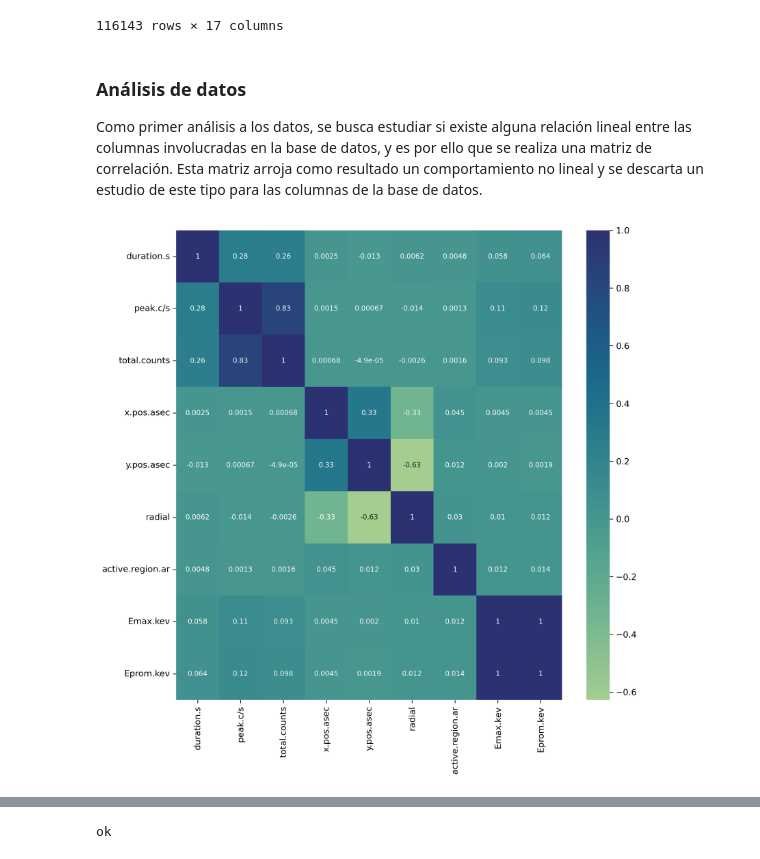
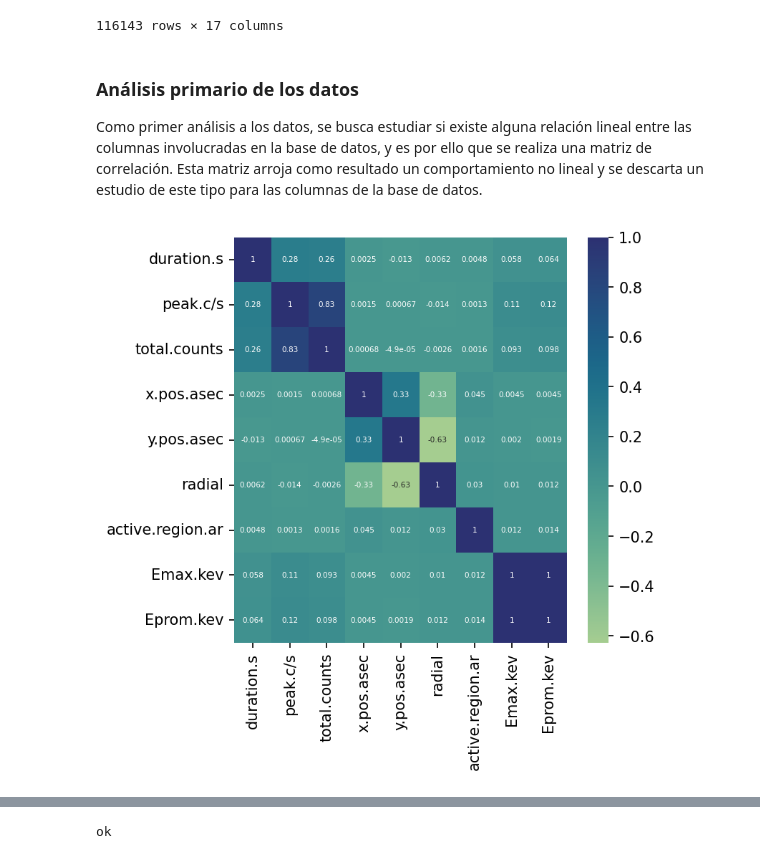
Before and after one commit to Exploratory-Data-Analiysis/Exam_1, a Jupyter notebook: ParcialFC.ipynb, the cells around one changed output, grey strips where cells are left out. Drawn from its saved outputs; the diff is of its cells as text; code cells hidden in the pictures.

```diff
--- a/ParcialFC.ipynb
+++ b/ParcialFC.ipynb
@@ -79,13 +79,13 @@ df
 | 2018-03-03 04:04:08 | 04:06:22 | 04:12:20 | 492 | 42 | 15816.0 | 6-12 | 926 | 128 | 935 | ... |
 116143 rows × 17 columns
 # %% [markdown]
-### Análisis de datos
+### Análisis primario de los datos
 Como primer análisis a los datos, se busca estudiar si existe alguna relación lineal entre las columnas involucradas en la base de datos, y es por ello que se realiza una matriz de correlación. Esta matriz arroja como resultado un comportamiento no lineal y se descarta un estudio de este tipo para las columnas de la base de datos.
 # %%
-plt.figure(figsize=(10,10), dpi = 300)
+plt.figure(figsize=(5,5), dpi = 150)
 matriz=df.corr(method='pearson')
-sns.heatmap(matriz,cmap='crest',annot=True, annot_kws={'fontsize':8})
-plt.savefig('matriz.png', dpi=300)
+sns.heatmap(matriz,cmap='crest',annot=True, annot_kws={'fontsize':5})
+plt.savefig('img/matriz.png', dpi=300)
 # %% [output]
-[figure, old version]
+[figure, new version]
 # %% [markdown]
```
Also changed, not shown: parts of 24 cells of this notebook, 11 other files.
